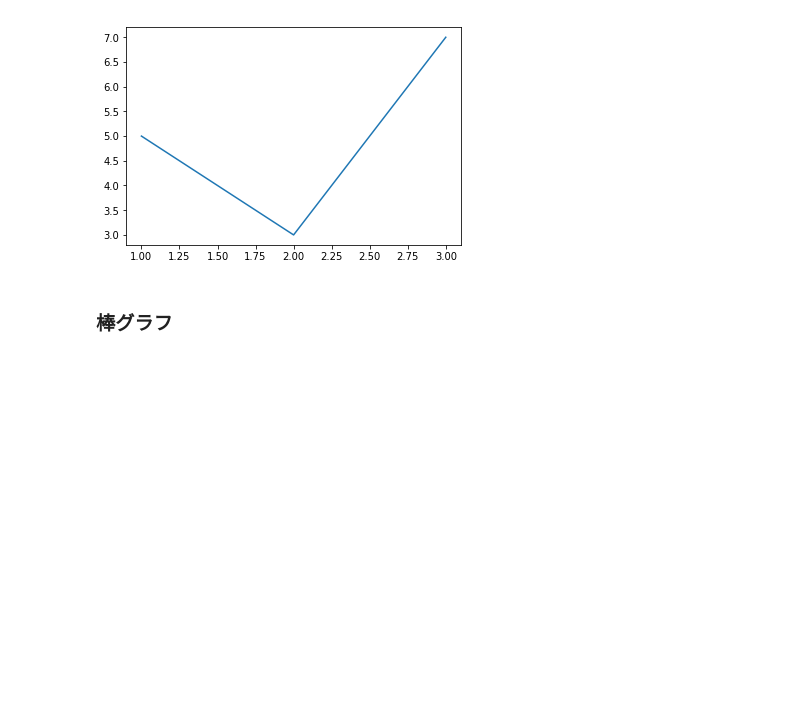
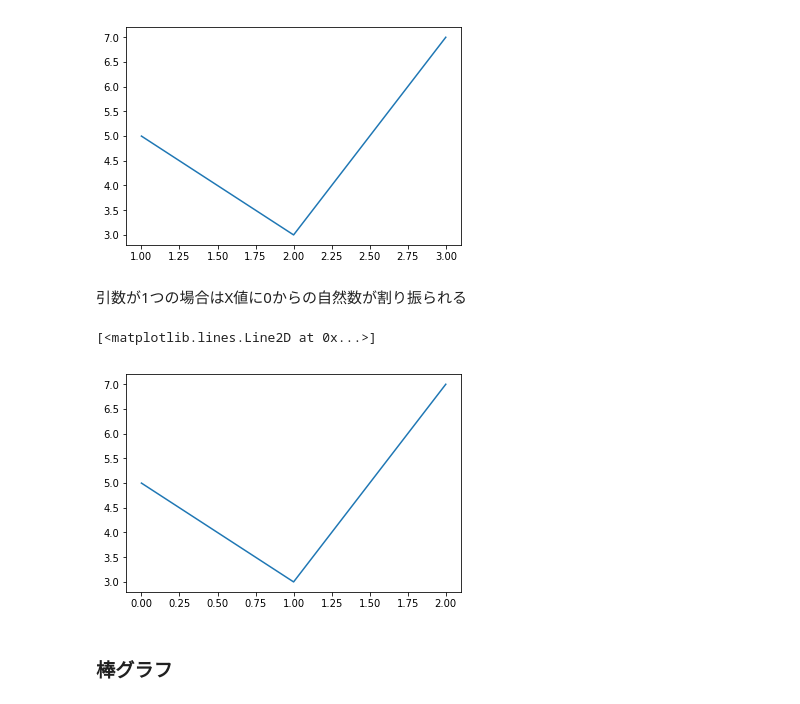
Before and after one commit to terapyon/intro-to-visualization-tutorial, a Jupyter notebook: 3-visualization/3-2-Matplotlib-basic.ipynb, the cells around one changed output. Cells and saved outputs as stored; diff of their text form; code cells hidden in the pictures; blank space fills up the shorter version.

```diff
--- a/3-visualization/3-2-Matplotlib-basic.ipynb
+++ b/3-visualization/3-2-Matplotlib-basic.ipynb
@@ -74,6 +80,15 @@ ax.plot([1, 2, 3], [5, 3, 7])
 # %% [output]
 [<matplotlib.lines.Line2D at 0x...>]
 [figure]
+# %% [markdown]
+引数が1つの場合はX値に0からの自然数が割り振られる
+# %%
+fig = plt.figure()
+ax = fig.add_subplot(1, 1, 1)
+ax.plot([5, 3, 7])
+# %% [output]
+[<matplotlib.lines.Line2D at 0x...>]
+[figure, added]
 # %% [markdown]
 ### 棒グラフ
 # %%
```
Also changed, not shown: parts of 39 cells of this notebook, 5 other files.
